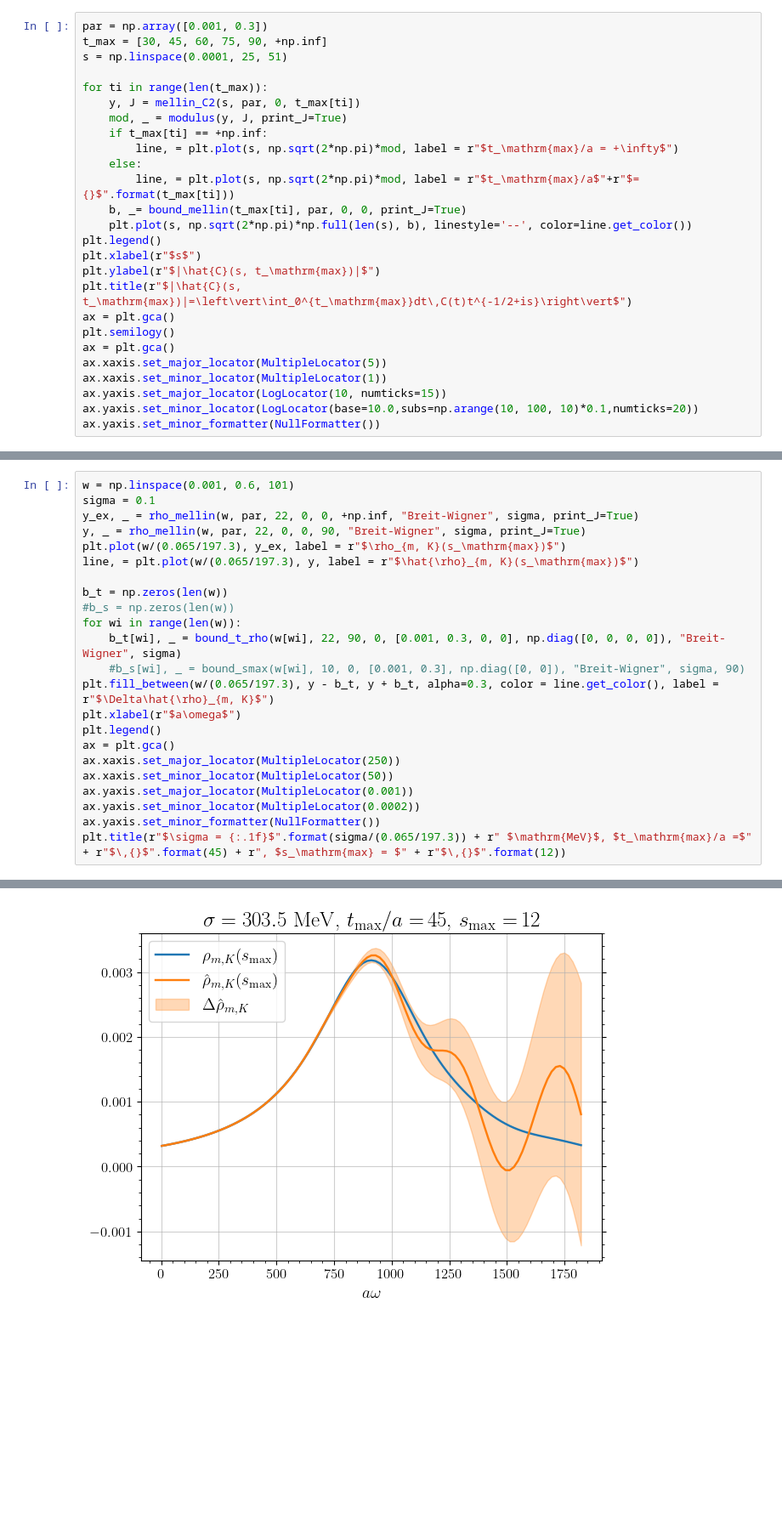
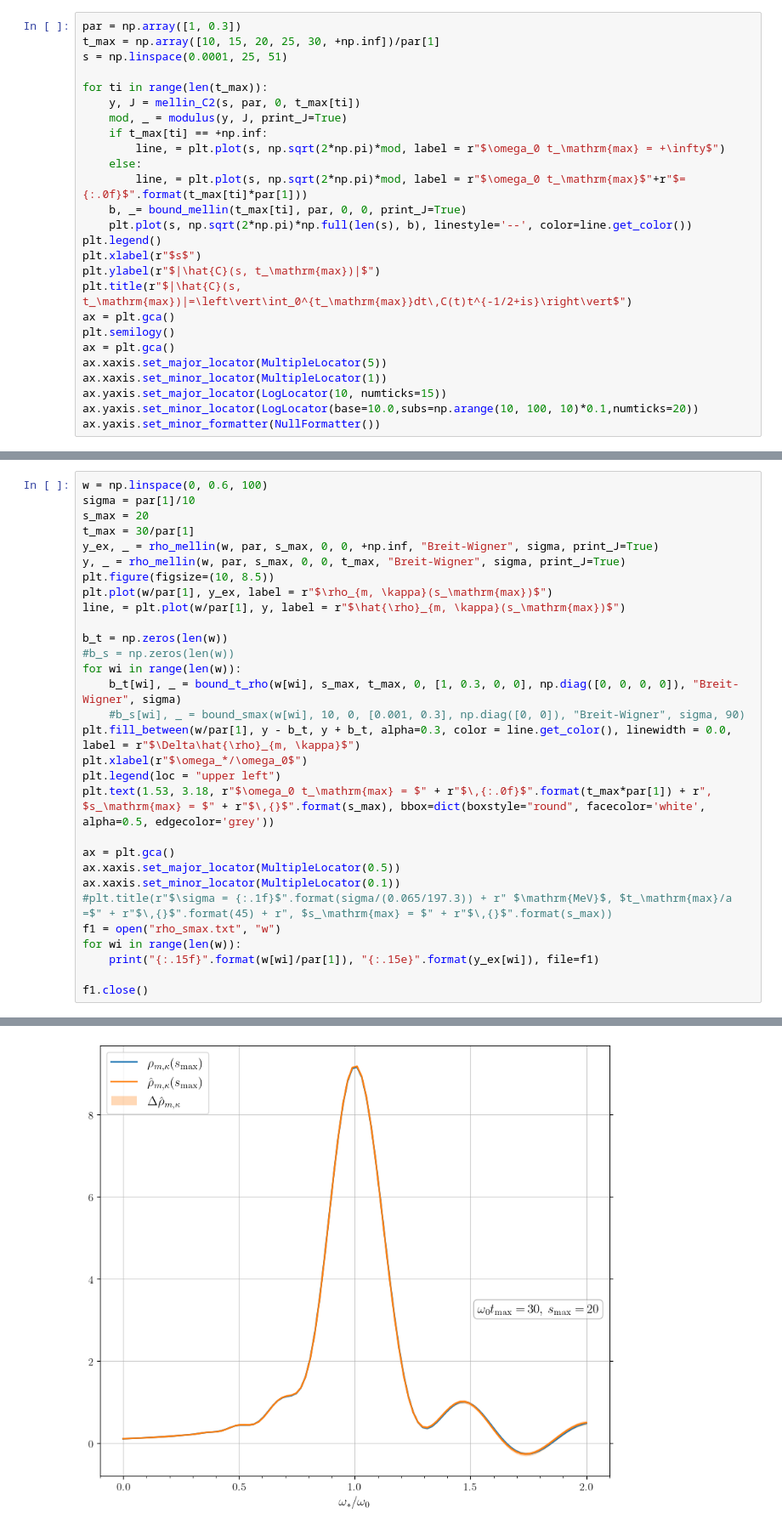
Before and after one commit to DiegoToniolo/Analysis_spectral_densities, a Jupyter notebook: plots_single_exp.ipynb, the cells around one changed output, grey strips where cells are left out. Shown: that part at 85% size. Saved outputs shown, nothing was run; the diff lists cells and outputs as text; blank space fills up the shorter version.

```diff
--- a/plots_single_exp.ipynb
+++ b/plots_single_exp.ipynb
@@ -190,15 +187,15 @@ bound_smax(0.5, 18, 0, [0.001, 0.3], np.diag([0, 0]), "Breit-Wigner", 270*0.065/
 # %%
-par = np.array([0.001, 0.3])
-t_max = [30, 45, 60, 75, 90, +np.inf]
+par = np.array([1, 0.3])
+t_max = np.array([10, 15, 20, 25, 30, +np.inf])/par[1]
 s = np.linspace(0.0001, 25, 51)
 
 for ti in range(len(t_max)):
     y, J = mellin_C2(s, par, 0, t_max[ti])
     mod, _ = modulus(y, J, print_J=True)
     if t_max[ti] == +np.inf:
-        line, = plt.plot(s, np.sqrt(2*np.pi)*mod, label = r"$t_\mathrm{max}/a = +\infty$")
+        line, = plt.plot(s, np.sqrt(2*np.pi)*mod, label = r"$\omega_0 t_\mathrm{max} = +\infty$")
     else:
-        line, = plt.plot(s, np.sqrt(2*np.pi)*mod, label = r"$t_\mathrm{max}/a$"+r"$={}$".format(t_max[ti]))
+        line, = plt.plot(s, np.sqrt(2*np.pi)*mod, label = r"$\omega_0 t_\mathrm{max}$"+r"$={:.0f}$".format(t_max[ti]*par[1]))
     b, _= bound_mellin(t_max[ti], par, 0, 0, print_J=True)
     plt.plot(s, np.sqrt(2*np.pi)*np.full(len(s), b), linestyle='--', color=line.get_color())
 plt.legend()
@@ -263,24 +358,31 @@ Text(0.5, 1.0, '$\\sigma = 303.5$ $\\mathrm{MeV}$, $t_\\mathrm{max}/a =$$\\,90$,
 # %%
-w = np.linspace(0.001, 0.6, 101)
-sigma = 0.1
-y_ex, _ = rho_mellin(w, par, 22, 0, 0, +np.inf, "Breit-Wigner", sigma, print_J=True)
-y, _ = rho_mellin(w, par, 22, 0, 0, 90, "Breit-Wigner", sigma, print_J=True)
-plt.plot(w/(0.065/197.3), y_ex, label = r"$\rho_{m, K}(s_\mathrm{max})$")
-line, = plt.plot(w/(0.065/197.3), y, label = r"$\hat{\rho}_{m, K}(s_\mathrm{max})$")
+w = np.linspace(0, 0.6, 100)
+sigma = par[1]/10
+s_max = 20
+t_max = 30/par[1]
+y_ex, _ = rho_mellin(w, par, s_max, 0, 0, +np.inf, "Breit-Wigner", sigma, print_J=True)
+y, _ = rho_mellin(w, par, s_max, 0, 0, t_max, "Breit-Wigner", sigma, print_J=True)
+plt.figure(figsize=(10, 8.5))
+plt.plot(w/par[1], y_ex, label = r"$\rho_{m, \kappa}(s_\mathrm{max})$")
+line, = plt.plot(w/par[1], y, label = r"$\hat{\rho}_{m, \kappa}(s_\mathrm{max})$")
 
 b_t = np.zeros(len(w))
 #b_s = np.zeros(len(w))
 for wi in range(len(w)):
-    b_t[wi], _ = bound_t_rho(w[wi], 22, 90, 0, [0.001, 0.3, 0, 0], np.diag([0, 0, 0, 0]), "Breit-Wigner", sigma)
+    b_t[wi], _ = bound_t_rho(w[wi], s_max, t_max, 0, [1, 0.3, 0, 0], np.diag([0, 0, 0, 0]), "Breit-Wigner", sigma)
     #b_s[wi], _ = bound_smax(w[wi], 10, 0, [0.001, 0.3], np.diag([0, 0]), "Breit-Wigner", sigma, 90)
-plt.fill_between(w/(0.065/197.3), y - b_t, y + b_t, alpha=0.3, color = line.get_color(), label = r"$\Delta\hat{\rho}_{m, K}$")
-plt.xlabel(r"$a\omega$")
-plt.legend()
+plt.fill_between(w/par[1], y - b_t, y + b_t, alpha=0.3, color = line.get_color(), linewidth = 0.0, label = r"$\Delta\hat{\rho}_{m, \kappa}$")
+plt.xlabel(r"$\omega_*/\omega_0$")
+plt.legend(loc = "upper left")
+plt.text(1.53, 3.18, r"$\omega_0 t_\mathrm{max} = $" + r"$\,{:.0f}$".format(t_max*par[1]) + r", $s_\mathrm{max} = $" + r"$\,{}$".format(s_max), bbox=dict(boxstyle="round", facecolor='white', alpha=0.5, edgecolor='grey'))
+
 ax = plt.gca()
-ax.xaxis.set_major_locator(MultipleLocator(250))
-ax.xaxis.set_minor_locator(MultipleLocator(50))
-ax.yaxis.set_major_locator(MultipleLocator(0.001))
-ax.yaxis.set_minor_locator(MultipleLocator(0.0002))
-ax.yaxis.set_minor_formatter(NullFormatter())
-plt.title(r"$\sigma = {:.1f}$".format(sigma/(0.065/197.3)) + r" $\mathrm{MeV}$, $t_\mathrm{max}/a =$" + r"$\,{}$".format(45) + r", $s_\mathrm{max} = $" + r"$\,{}$".format(12))
+ax.xaxis.set_major_locator(MultipleLocator(0.5))
+ax.xaxis.set_minor_locator(MultipleLocator(0.1))
+#plt.title(r"$\sigma = {:.1f}$".format(sigma/(0.065/197.3)) + r" $\mathrm{MeV}$, $t_\mathrm{max}/a =$" + r"$\,{}$".format(45) + r", $s_\mathrm{max} = $" + r"$\,{}$".format(s_max))
+f1 = open("rho_smax.txt", "w")
+for wi in range(len(w)):
+    print("{:.15f}".format(w[wi]/par[1]), "{:.15e}".format(y_ex[wi]), file=f1)
+
+f1.close()
 # %% [output]
@@ -288 +389 @@ Text(0.5, 1.0, '$\\sigma = 303.5$ $\\mathrm{MeV}$, $t_\\mathrm{max}/a =$$\\,45$,
-[figure, old version]
+[figure, new version]
```
Also changed, not shown: parts of 9 cells of this notebook.
